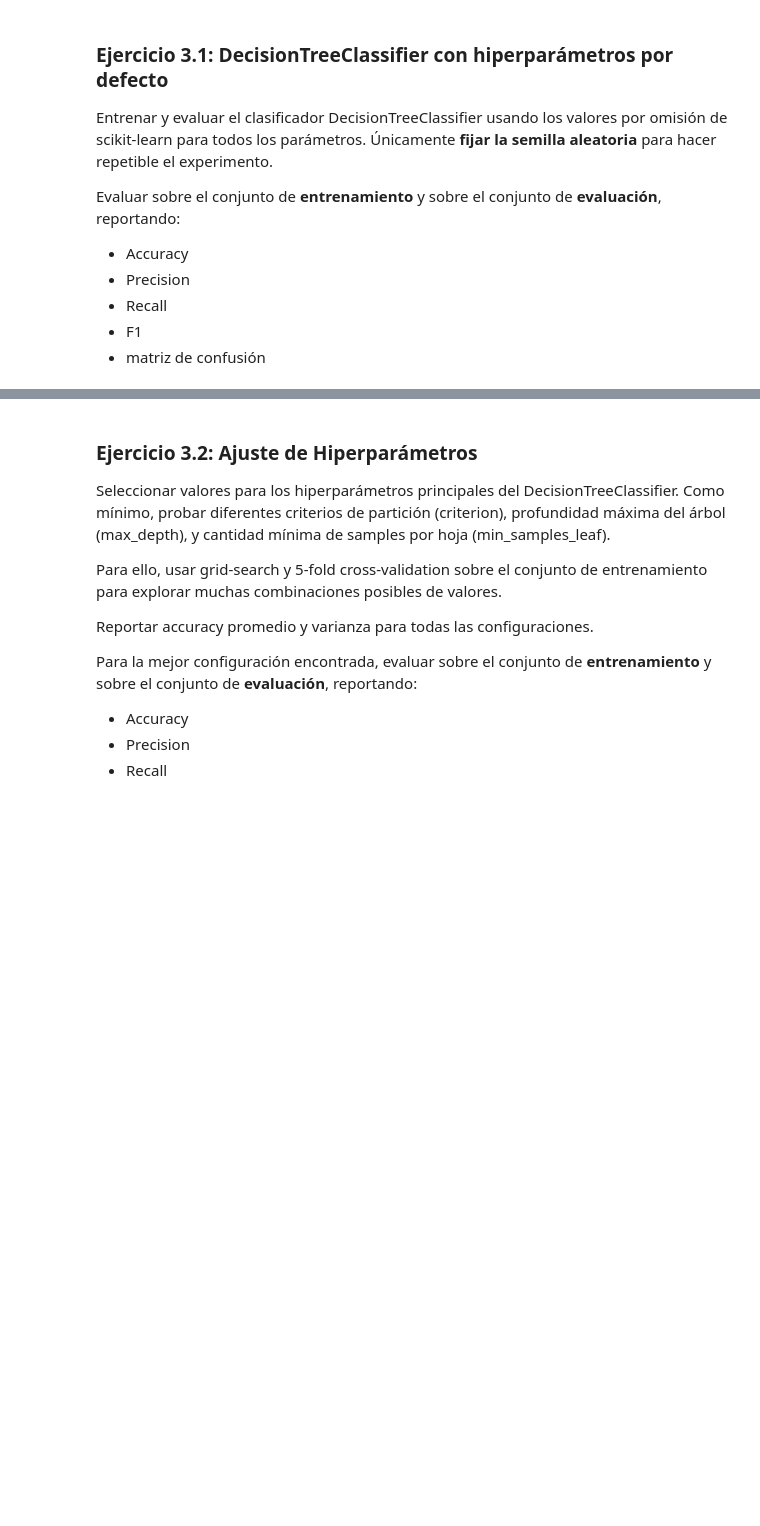
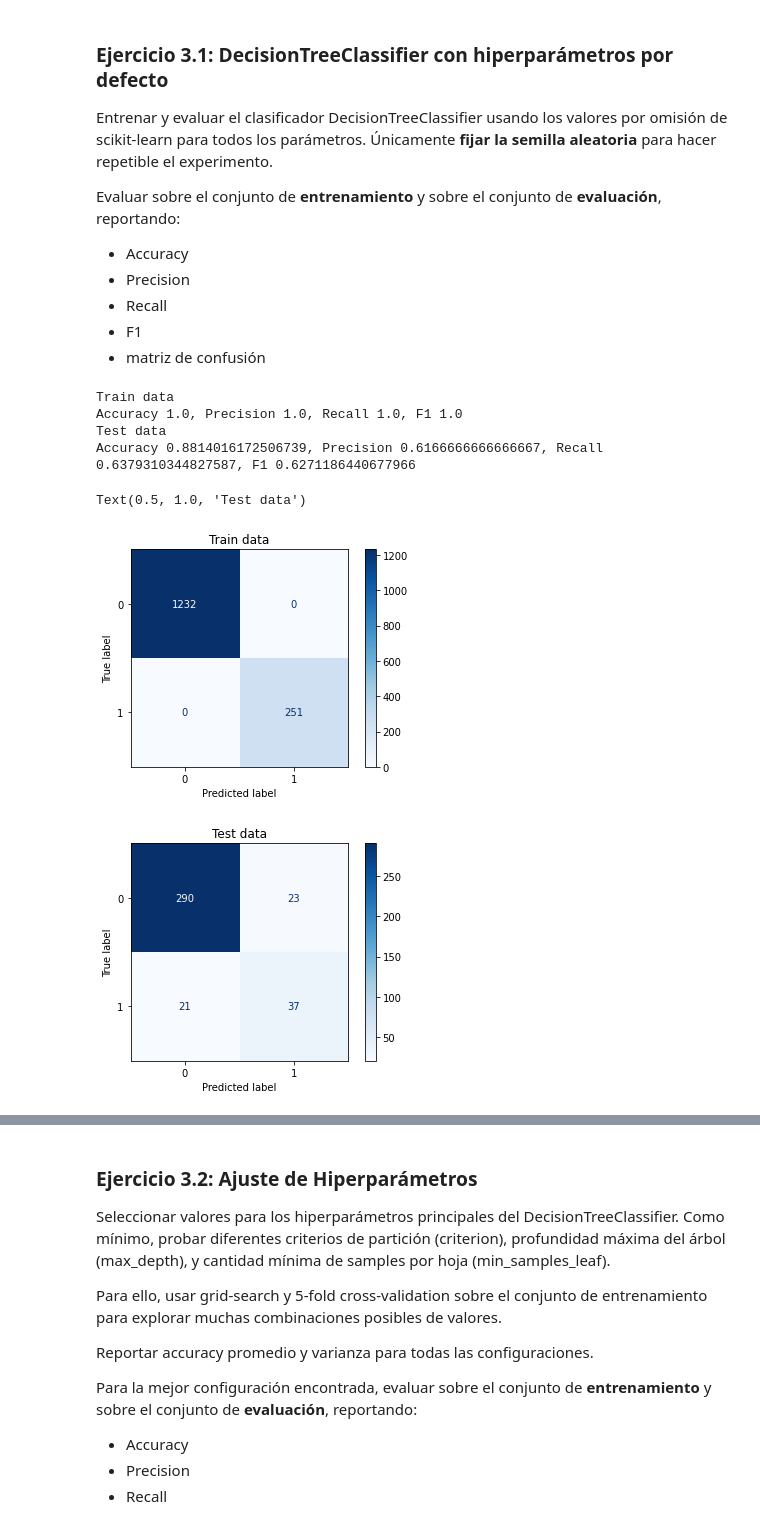
Before and after one commit to giannipablo/IntroduccionAprendizajeAutomatico, a Jupyter notebook: Lab 2.ipynb, the cells around one changed output, grey strips where cells are left out. Drawn from its saved outputs; the diff is of its cells as text; code cells hidden in the pictures; blank space fills up the shorter version.

Commit message:
agrego tree

```diff
--- a/Lab 2.ipynb
+++ b/Lab 2.ipynb
@@ -249,3 +249,36 @@ Evaluar sobre el conjunto de **entrenamiento** y sobre el conjunto de **evaluaci
 - Recall
 - F1
 - matriz de confusión
+# %%
+np.random.seed(65793)
+from sklearn.tree import DecisionTreeClassifier
+from sklearn.metrics import accuracy_score, precision_score, recall_score, f1_score, plot_confusion_matrix
+
+clf = DecisionTreeClassifier(random_state=0)
+clf.fit(X_train, y_train)
+y_clf_train = clf.predict(X_train)
+y_clf_test = clf.predict(X_test)
+
+print('Train data')
+print(f'Accuracy {accuracy_score(y_train, y_clf_train)}, Precision {precision_score(y_train, y_clf_train)}, Recall {recall_score(y_train, y_clf_train)}, F1 {f1_score(y_train, y_clf_train)}')
+disp = plot_confusion_matrix(clf, X_train, y_train,
+#                                  display_labels=class_names,
+                                 cmap=plt.cm.Blues,
+                                 normalize=None)
+disp.ax_.set_title('Train data')
+
+print('Test data')
+print(f'Accuracy {accuracy_score(y_test, y_clf_test)}, Precision {precision_score(y_test, y_clf_test)}, Recall {recall_score(y_test, y_clf_test)}, F1 {f1_score(y_test, y_clf_test)}')
+disp = plot_confusion_matrix(clf, X_test, y_test,
+#                                  display_labels=class_names,
+                                 cmap=plt.cm.Blues,
+                                 normalize=None)
+disp.ax_.set_title('Test data')
+# %% [output]
+Train data
+Accuracy 1.0, Precision 1.0, Recall 1.0, F1 1.0
+Test data
+Accuracy 0.8814016172506739, Precision 0.6166666666666667, Recall 0.6379310344827587, F1 0.6271186440677966
+Text(0.5, 1.0, 'Test data')
+[figure, added]
+[figure, added]
```
Also changed, not shown: parts of 4 cells of this notebook.
